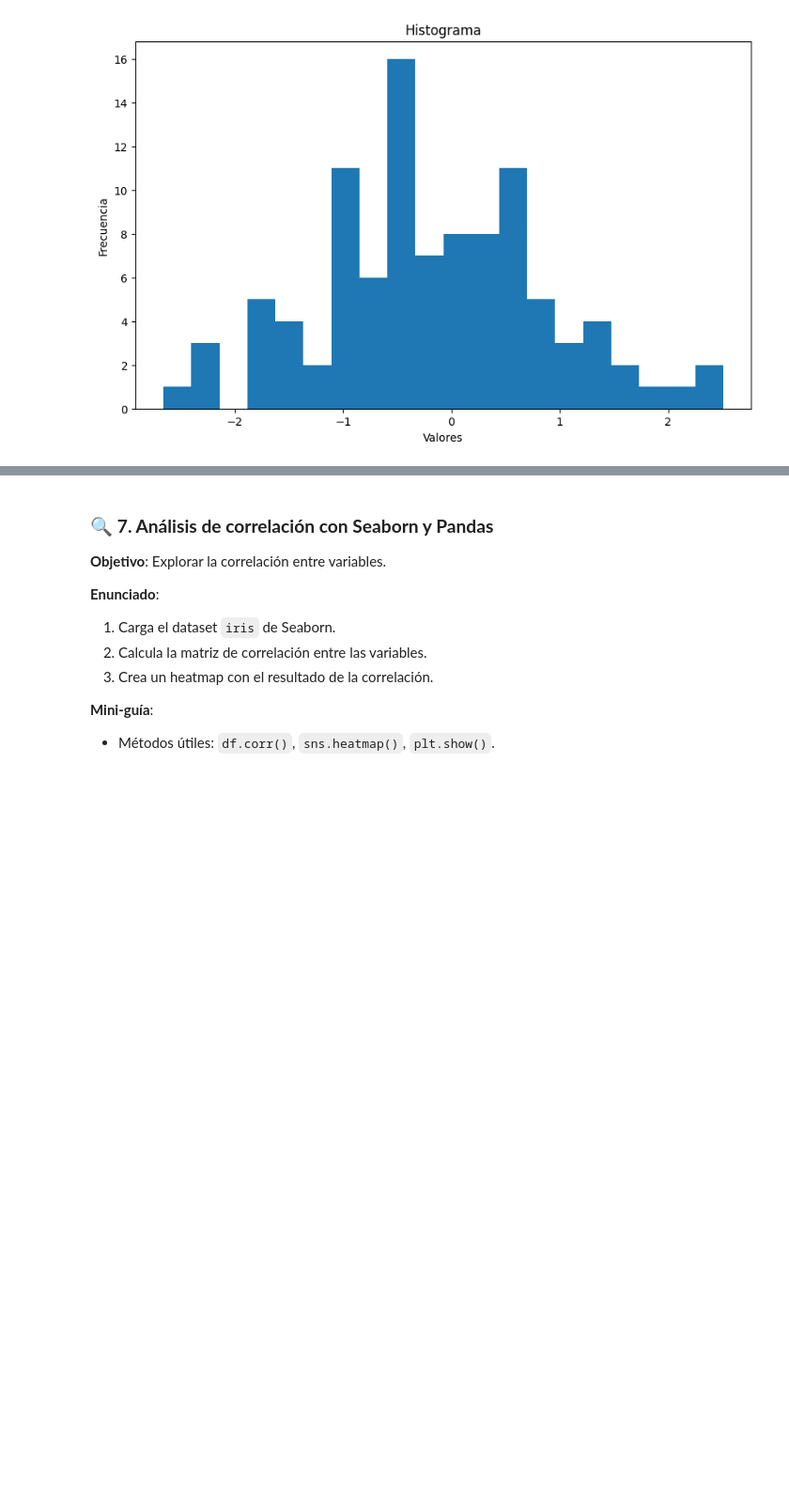
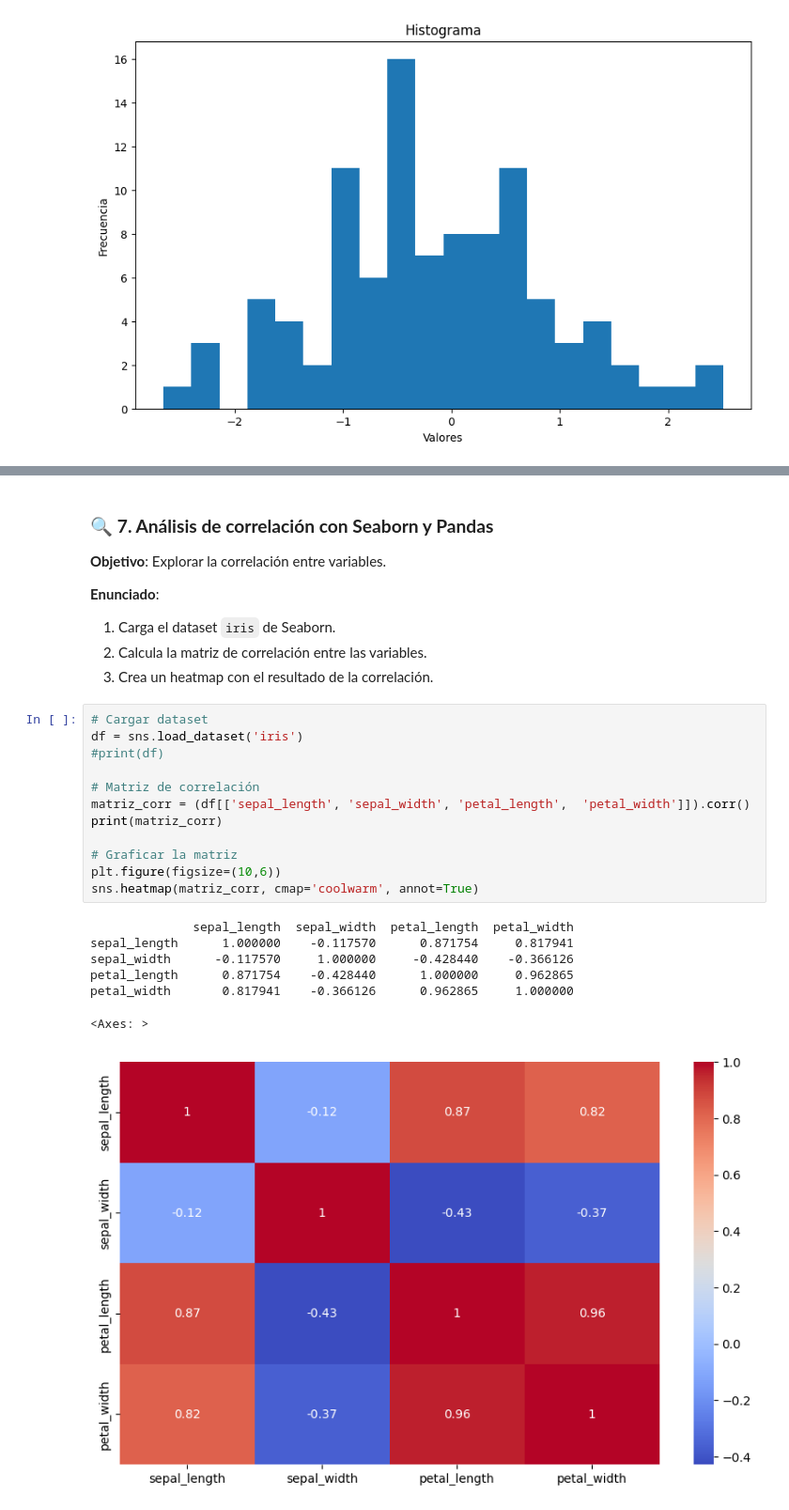
Before and after one commit to camilazioness/Ejercicios-de-An-lisis-de-Datos-con-Pandas-NumPy-Matplotlib-y-Seaborn, a Jupyter notebook: 3_ANALISIS_Y_MINIPROYECTO/SOLUCIONES.ipynb, the cells around one changed output, grey strips where cells are left out. Shown at 94% size. Saved outputs shown, nothing was run; the diff lists cells and outputs as text; blank space fills up the shorter version.

```diff
--- a/3_ANALISIS_Y_MINIPROYECTO/SOLUCIONES.ipynb
+++ b/3_ANALISIS_Y_MINIPROYECTO/SOLUCIONES.ipynb
@@ -328,9 +260,26 @@ print(df)
 1. Carga el dataset `iris` de Seaborn.
 2. Calcula la matriz de correlación entre las variables.
 3. Crea un heatmap con el resultado de la correlación.
-
-**Mini-guía**:
-- Métodos útiles: `df.corr()`, `sns.heatmap()`, `plt.show()`.
+# %%
+# Cargar dataset
+df = sns.load_dataset('iris')
+#print(df)
+
+# Matriz de correlación
+matriz_corr = (df[['sepal_length', 'sepal_width', 'petal_length',  'petal_width']]).corr()
+print(matriz_corr)
+
+# Graficar la matriz
+plt.figure(figsize=(10,6))
+sns.heatmap(matriz_corr, cmap='coolwarm', annot=True)
+# %% [output]
+              sepal_length  sepal_width  petal_length  petal_width
+sepal_length      1.000000    -0.117570      0.871754     0.817941
+sepal_width      -0.117570     1.000000     -0.428440    -0.366126
+petal_length      0.871754    -0.428440      1.000000     0.962865
+petal_width       0.817941    -0.366126      0.962865     1.000000
+<Axes: >
+[figure, added]
 # %% [markdown]
 ### 📊 **8. Visualización conjunta con Matplotlib y Seaborn**
 
```
Also changed, not shown: parts of 21 cells of this notebook, 2 other files.
